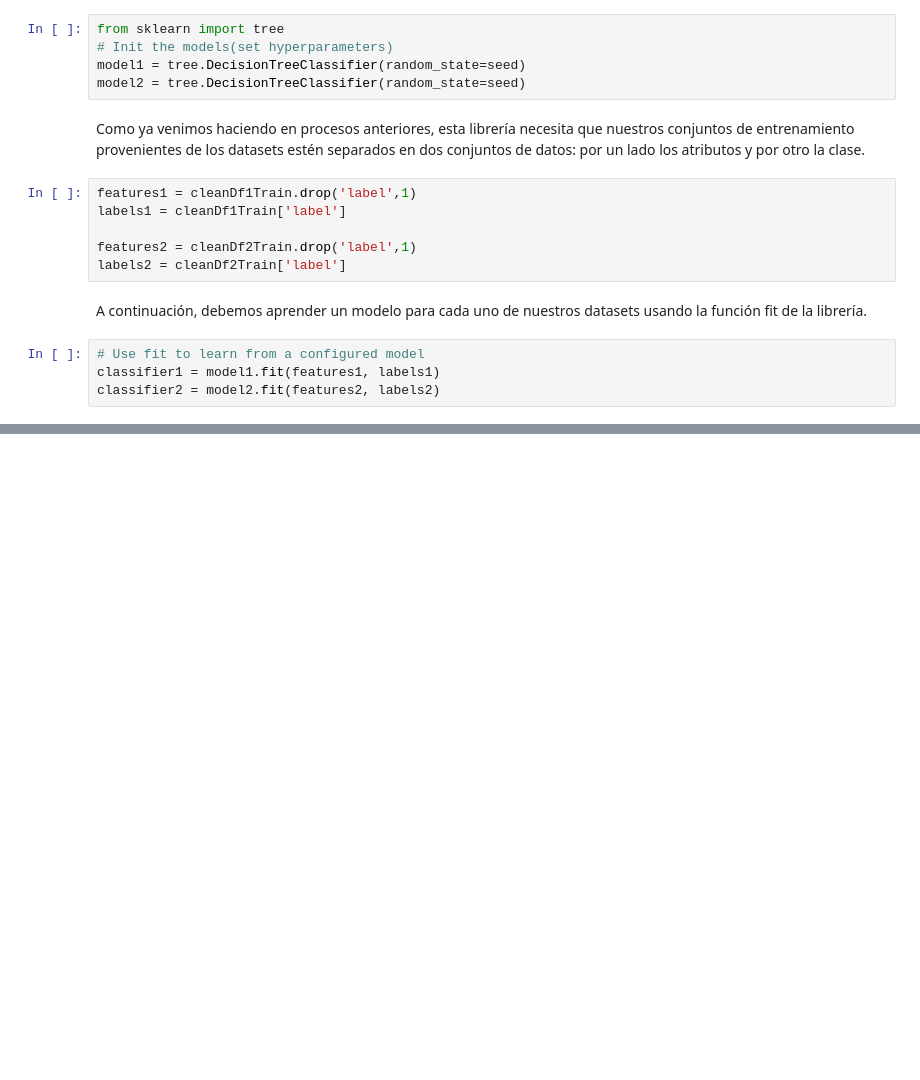
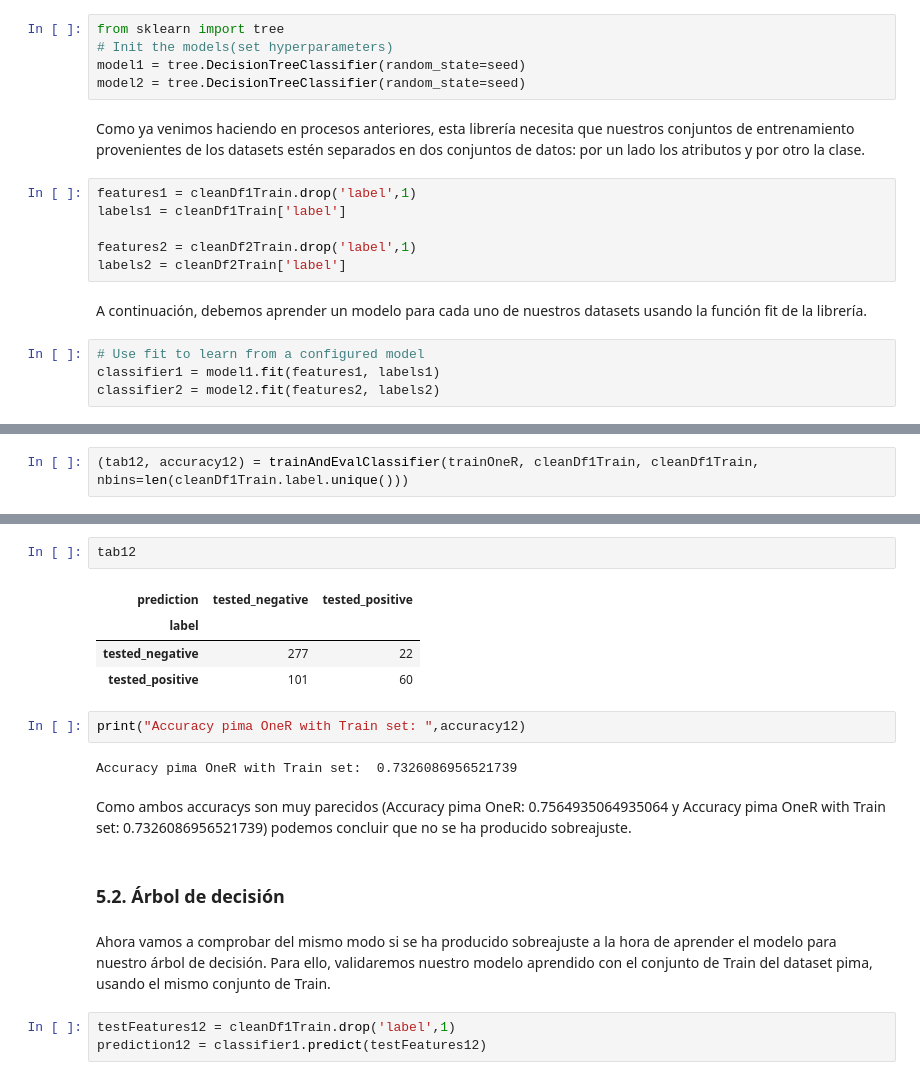
Before and after one commit to VanessaNav/DataMining, a Jupyter notebook: Prac1IvanVanessa.ipynb, the cells around one changed output, grey strips where cells are left out. Drawn from its saved outputs; the diff is of its cells as text; blank space fills up the shorter version.

```diff
--- a/Prac1IvanVanessa.ipynb
+++ b/Prac1IvanVanessa.ipynb
@@ -616,0 +618,2 @@ El accuracy obtenido para el dataset wisconsin es mejor que el obtenido en el On
+# %%
+(tab12, accuracy12) = trainAndEvalClassifier(trainOneR, cleanDf1Train, cleanDf1Train, nbins=len(cleanDf1Train.label.unique()))
@@ -616,0 +635,20 @@ El accuracy obtenido para el dataset wisconsin es mejor que el obtenido en el On
+# %%
+tab12
+# %% [output]
+| prediction | tested_negative | tested_positive |
+| label |  |  |
+| tested_negative | 277 | 22 |
+| tested_positive | 101 | 60 |
+# %%
+print("Accuracy pima OneR with Train set: ",accuracy12)
+# %% [output]
+Accuracy pima OneR with Train set:  0.7326086956521739
+# %% [markdown]
+Como ambos accuracys son muy parecidos (Accuracy pima OneR:  0.7564935064935064 y Accuracy pima OneR with Train set:  0.7326086956521739) podemos concluir que no se ha producido sobreajuste.
+# %% [markdown]
+### 5.2. Árbol de decisión
+# %% [markdown]
+Ahora vamos a comprobar del mismo modo si se ha producido sobreajuste a la hora de aprender el modelo para nuestro árbol de decisión. Para ello, validaremos nuestro modelo aprendido con el conjunto de Train del dataset pima, usando el mismo conjunto de Train.
+# %%
+testFeatures12 = cleanDf1Train.drop('label',1)
+prediction12 = classifier1.predict(testFeatures12)
```
Also changed, not shown: parts of 88 cells of this notebook, 1 other file.
